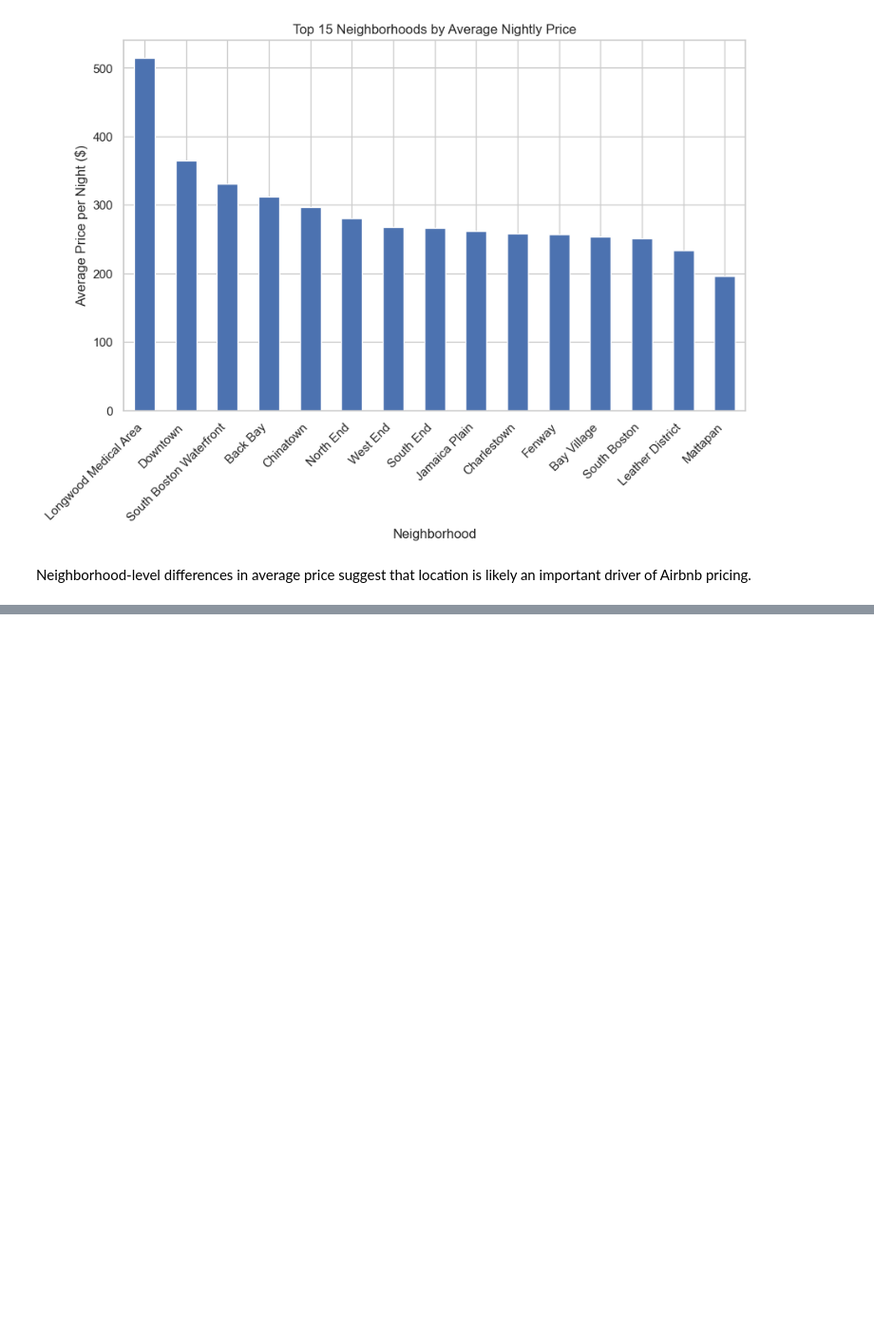
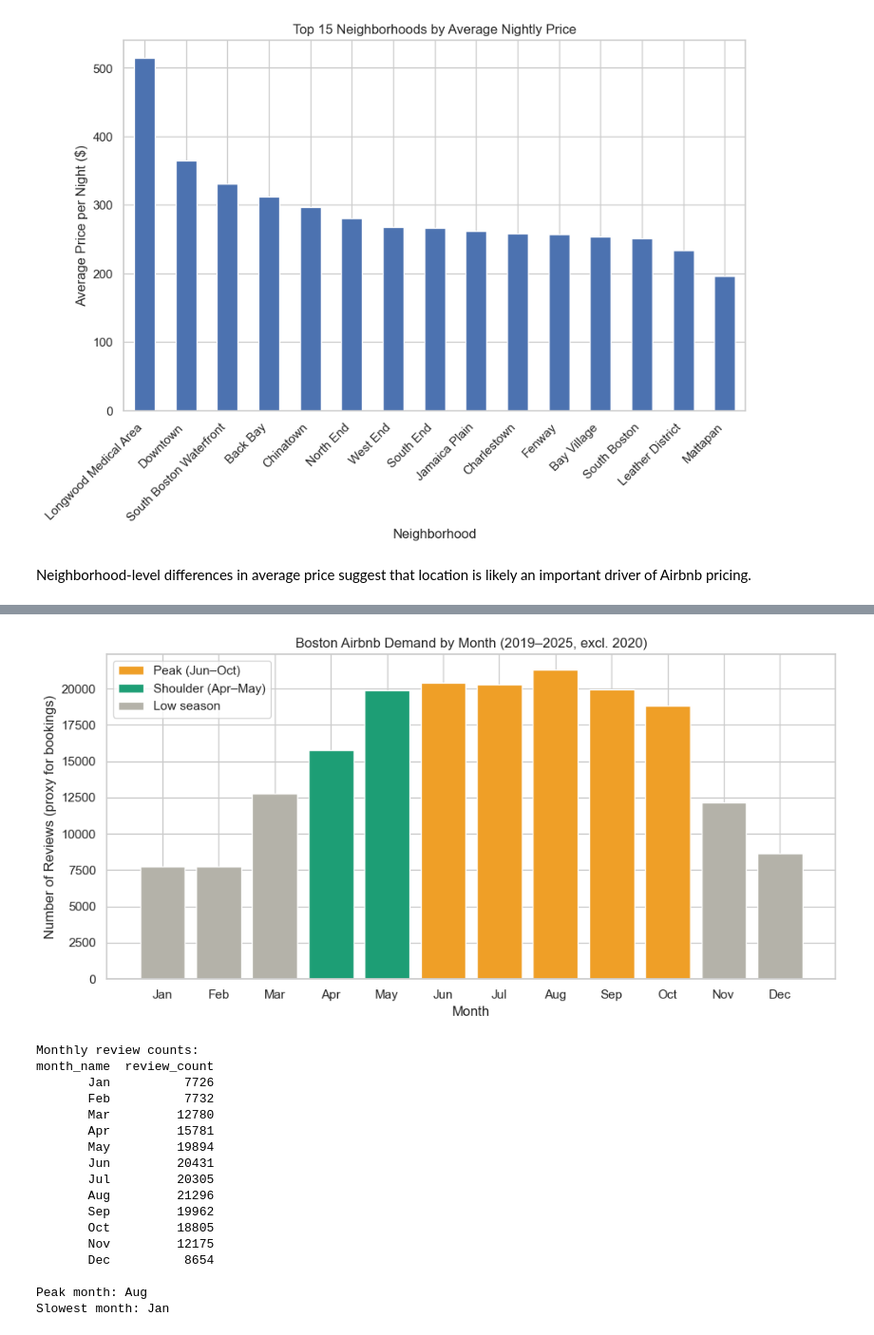
Before and after one commit to 99Niki/CS506Project-Boston-Airbnb-Pricing-Prediction, a Jupyter notebook: clean.ipynb, the cells around one changed output, grey strips where cells are left out. Shown at 95% size. Saved outputs shown, nothing was run; the diff lists cells and outputs as text; code cells hidden in the pictures; blank space fills up the shorter version.

Commit message:
Add Seasonal Demand Analysis

```diff
--- a/clean.ipynb
+++ b/clean.ipynb
@@ -355,0 +361,77 @@ Neighborhood-level differences in average price suggest that location is likely
+# %%
+reviews = pd.read_csv("reviews.csv")
+reviews["date"] = pd.to_datetime(reviews["date"], errors="coerce")
+reviews["year"] = reviews["date"].dt.year
+reviews["month"] = reviews["date"].dt.month
+
+# Keep 2019 onwards for relevance; exclude 2020 (COVID outlier)
+reviews_recent = reviews[
+    (reviews["year"] >= 2019) & (reviews["year"] != 2020)
+]
+
+monthly_demand = (
+    reviews_recent.groupby("month")["listing_id"]
+    .count()
+    .reset_index()
+    .rename(columns={"listing_id": "review_count"})
+)
+
+month_labels = ["Jan","Feb","Mar","Apr","May","Jun",
+                "Jul","Aug","Sep","Oct","Nov","Dec"]
+monthly_demand["month_name"] = monthly_demand["month"].apply(
+    lambda x: month_labels[x - 1]
+)
+
+# Plot
+plt.figure(figsize=(10, 5))
+bars = plt.bar(
+    monthly_demand["month_name"],
+    monthly_demand["review_count"],
+    color=[
+        "#EF9F27" if m in [6, 7, 8, 9, 10]
+        else "#1D9E75" if m in [4, 5]
+        else "#B4B2A9"
+        for m in monthly_demand["month"]
+    ],
+    edgecolor="white"
+)
+
+plt.title("Boston Airbnb Demand by Month (2019–2025, excl. 2020)")
+plt.xlabel("Month")
+plt.ylabel("Number of Reviews (proxy for bookings)")
+plt.xticks(rotation=0)
+
+# Legend
+from matplotlib.patches import Patch
+legend_elements = [
+    Patch(facecolor="#EF9F27", label="Peak (Jun–Oct)"),
+    Patch(facecolor="#1D9E75", label="Shoulder (Apr–May)"),
+    Patch(facecolor="#B4B2A9", label="Low season"),
+]
+plt.legend(handles=legend_elements, loc="upper left")
+plt.tight_layout()
+plt.show()
+
+print("\nMonthly review counts:")
+print(monthly_demand[["month_name", "review_count"]].to_string(index=False))
+print(f"\nPeak month: {month_labels[monthly_demand['review_count'].idxmax()]}")
+print(f"Slowest month: {month_labels[monthly_demand['review_count'].idxmin()]}")
+# %% [output]
+[figure, added]
+Monthly review counts:
+month_name  review_count
+       Jan          7726
+       Feb          7732
+       Mar         12780
+       Apr         15781
+       May         19894
+       Jun         20431
+       Jul         20305
+       Aug         21296
+       Sep         19962
+       Oct         18805
+       Nov         12175
+       Dec          8654
+
+Peak month: Aug
+Slowest month: Jan
```
Also changed, not shown: parts of 1 cell of this notebook, 1 other file.
